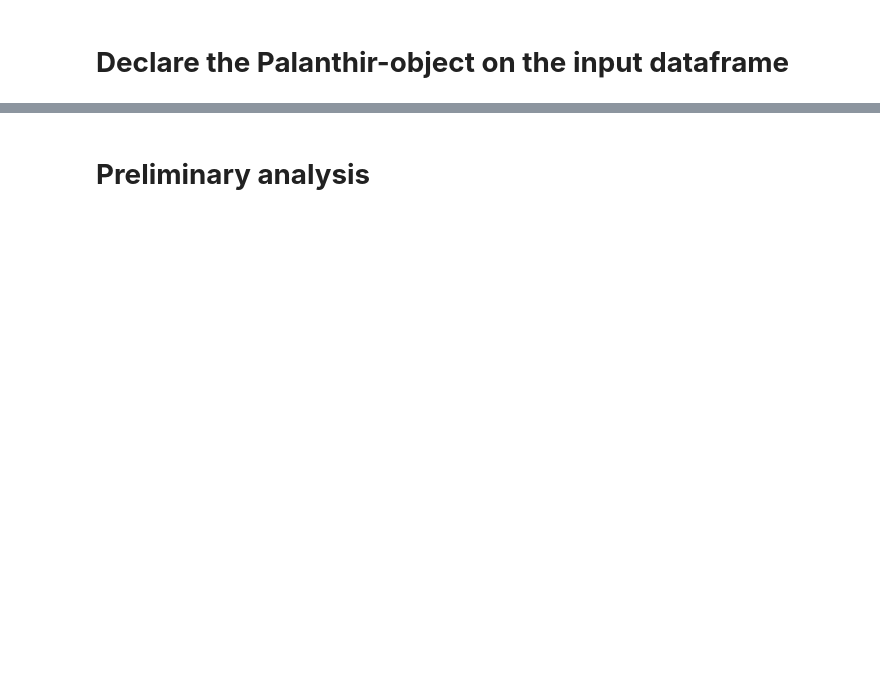
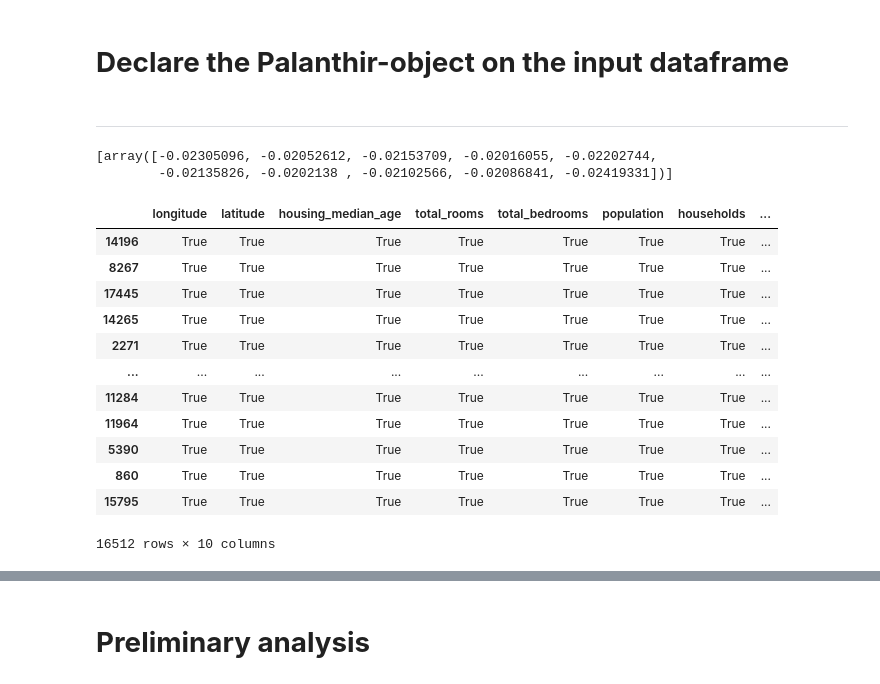
Before and after one commit to B0llemis/MLcode, a Jupyter notebook: Palanthir Experiment.ipynb, the cells around one changed output, grey strips where cells are left out. Saved outputs shown, nothing was run; the diff lists cells and outputs as text; code cells hidden in the pictures; blank space fills up the shorter version.

```diff
--- a/Palanthir Experiment.ipynb
+++ b/Palanthir Experiment.ipynb
@@ -412,3 +420,5 @@ pal = Palanthir(df,
                 #target_feature='ocean_proximity',
                 init_test_size=0.2
     )
+# %% [markdown]
+____
@@ -414,0 +428,21 @@ pal = Palanthir(df,
+# %%
+pal.remove_outliers().fill_nulls().scale("MinMax").encode_order().declare_target('median_income').analyze(model=test_model,x=pal.train_X,y=pal.train_Y,cv_folds=10)
+# %% [output]
+[array([-0.02305096, -0.02052612, -0.02153709, -0.02016055, -0.02202744,
+        -0.02135826, -0.0202138 , -0.02102566, -0.02086841, -0.02419331])]
+# %%
+pal.output == pal.train
+# %% [output]
+|  | longitude | latitude | housing_median_age | total_rooms | total_bedrooms | population | households | ... |
+| 14196 | True | True | True | True | True | True | True | ... |
+| 8267 | True | True | True | True | True | True | True | ... |
+| 17445 | True | True | True | True | True | True | True | ... |
+| 14265 | True | True | True | True | True | True | True | ... |
+| 2271 | True | True | True | True | True | True | True | ... |
+| ... | ... | ... | ... | ... | ... | ... | ... | ... |
+| 11284 | True | True | True | True | True | True | True | ... |
+| 11964 | True | True | True | True | True | True | True | ... |
+| 5390 | True | True | True | True | True | True | True | ... |
+| 860 | True | True | True | True | True | True | True | ... |
+| 15795 | True | True | True | True | True | True | True | ... |
+16512 rows × 10 columns
```
Also changed, not shown: parts of 10 cells of this notebook, 1 other file.
